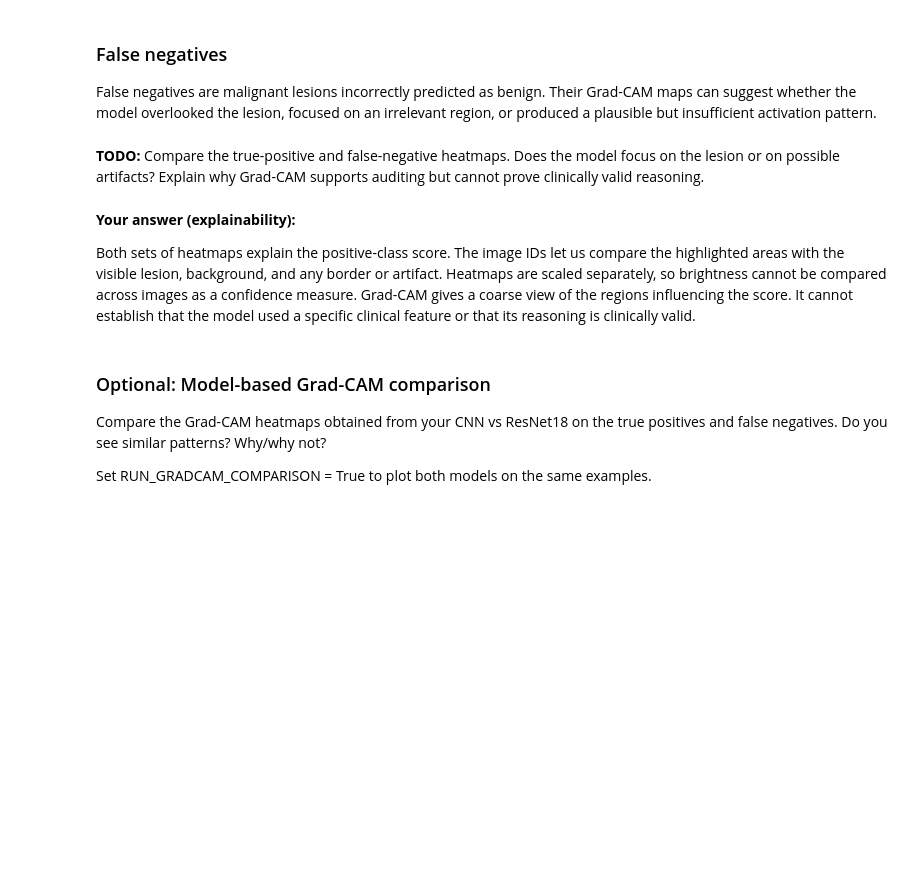
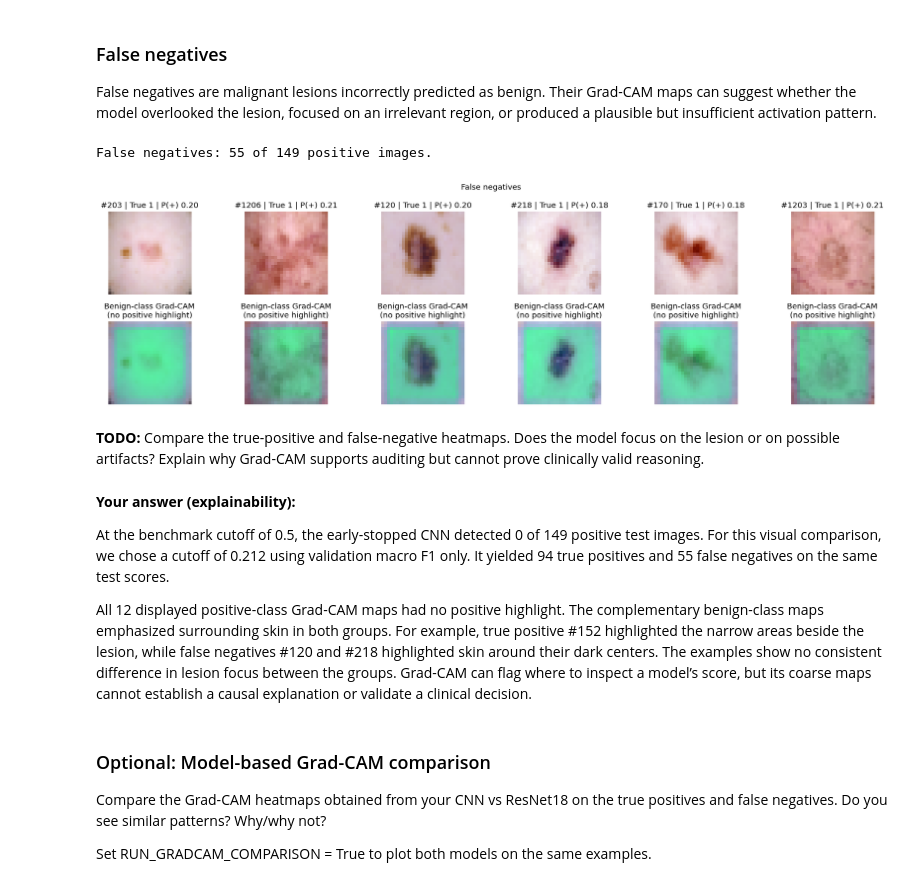
Before and after one commit to Catfish16/WS26ML_EX1, a Jupyter notebook: dermamnist_classification_group_N.ipynb, the cells around one changed output. Cells and saved outputs as stored; diff of their text form; code cells hidden in the pictures; blank space fills up the shorter version.

```diff
--- a/dermamnist_classification_group_N.ipynb
+++ b/dermamnist_classification_group_N.ipynb
@@ -1164,17 +1354,24 @@ plot_gradcam_examples(
 False negatives are malignant lesions incorrectly predicted as benign. Their Grad-CAM maps can suggest whether the model overlooked the lesion, focused on an irrelevant region, or produced a plausible but insufficient activation pattern.
 # %%
 false_negative_mask = (test_labels == 1) & (test_predictions == 0)
+# Sample missed positive cases and explain their positive score using the same model as above.
 false_negative_examples = sample_cases(false_negative_mask)
 print(f"False negatives: {false_negative_mask.sum()} of {(test_labels == 1).sum()} positive images.")
 plot_gradcam_examples(
-    model_to_explain, x_test, test_labels, false_negative_examples, "False negatives"
+    model_to_explain, x_test, test_labels, false_negative_examples, "False negatives",
+    show_benign_fallback=True,
 )
+# %% [output]
+False negatives: 55 of 149 positive images.
+[figure, added]
 # %% [markdown]
 **TODO:** Compare the true-positive and false-negative heatmaps. Does the model focus on the lesion or on possible artifacts? Explain why Grad-CAM supports auditing but cannot prove clinically valid reasoning.
 # %% [markdown]
 **Your answer (explainability):**
 
-Both sets of heatmaps explain the positive-class score. The image IDs let us compare the highlighted areas with the visible lesion, background, and any border or artifact. Heatmaps are scaled separately, so brightness cannot be compared across images as a confidence measure. Grad-CAM gives a coarse view of the regions influencing the score. It cannot establish that the model used a specific clinical feature or that its reasoning is clinically valid.
+At the benchmark cutoff of 0.5, the early-stopped CNN detected 0 of 149 positive test images. For this visual comparison, we chose a cutoff of 0.212 using validation macro F1 only. It yielded 94 true positives and 55 false negatives on the same test scores.
+
+All 12 displayed positive-class Grad-CAM maps had no positive highlight. The complementary benign-class maps emphasized surrounding skin in both groups. For example, true positive #152 highlighted the narrow areas beside the lesion, while false negatives #120 and #218 highlighted skin around their dark centers. The examples show no consistent difference in lesion focus between the groups. Grad-CAM can flag where to inspect a model’s score, but its coarse maps cannot establish a causal explanation or validate a clinical decision.
 # %% [markdown]
 ### Optional: Model-based Grad-CAM comparison
 
```
Also changed, not shown: parts of 30 cells of this notebook, 1 other file.
